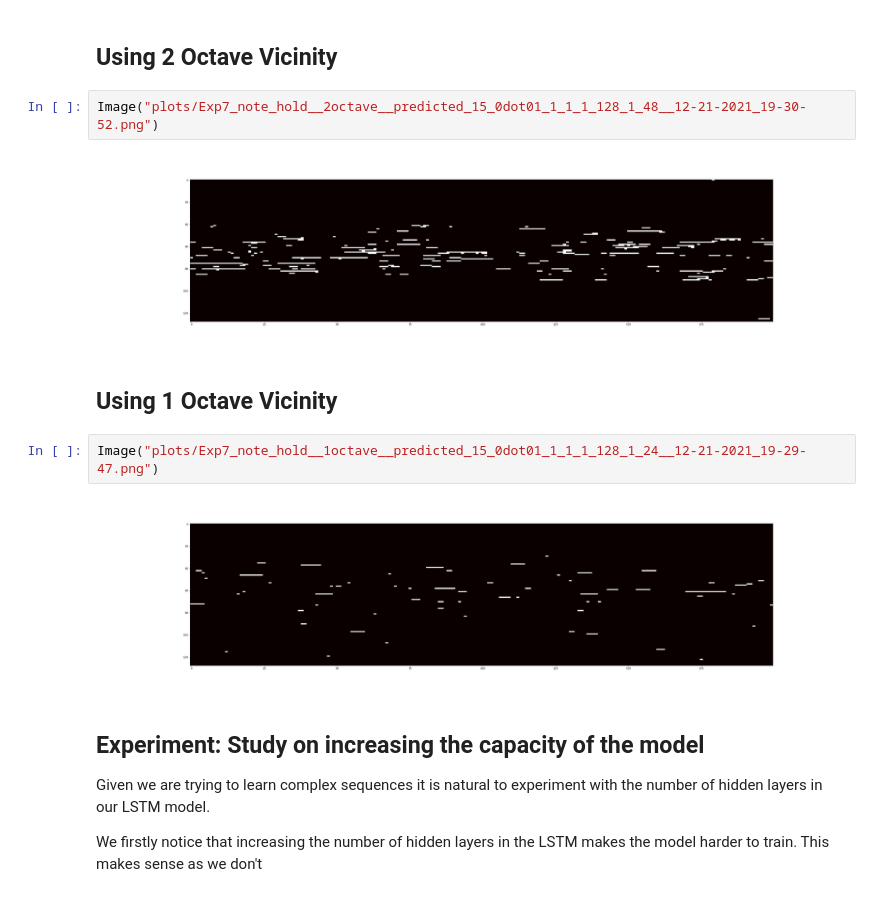
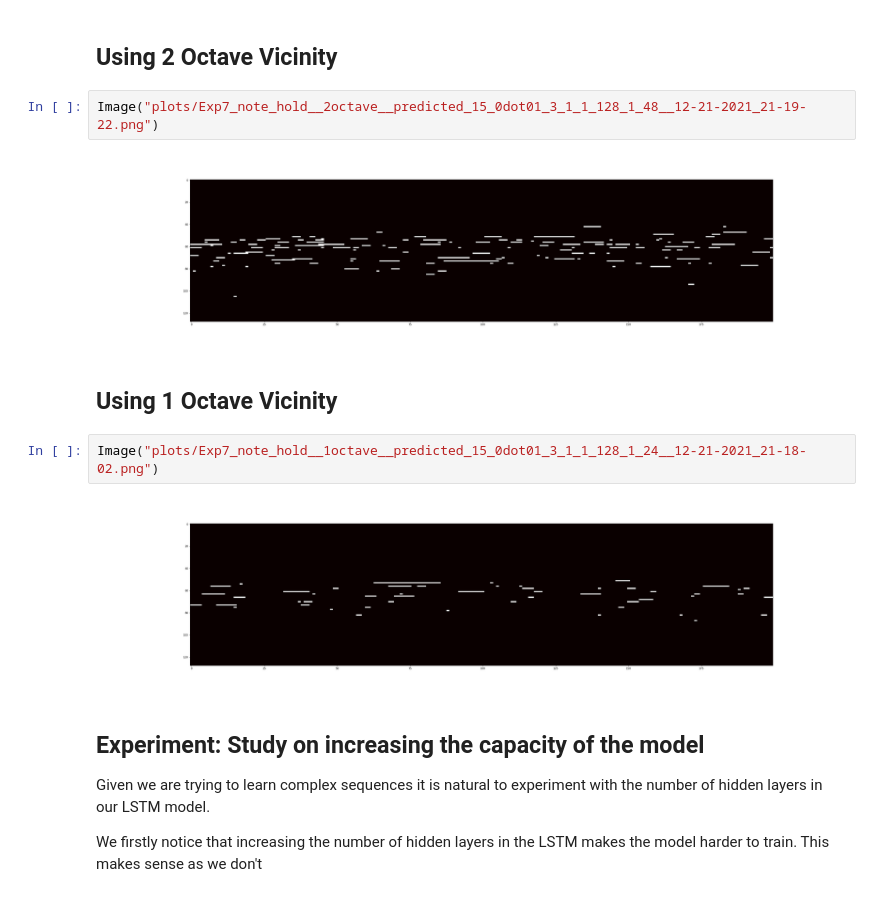
Before and after one commit to jannikjw/music_generation_rnn, a Jupyter notebook: rnn-music-generation.ipynb, the cells around one changed output. Drawn from its saved outputs; the diff is of its cells as text.

```diff
--- a/rnn-music-generation.ipynb
+++ b/rnn-music-generation.ipynb
@@ -505,15 +505,15 @@ Saving data...
 # %% [markdown]
 ## Using 2 Octave Vicinity
 # %%
-Image("plots/Exp7_note_hold__2octave__predicted_15_0dot01_1_1_1_128_1_48__12-21-2021_19-30-52.png")
+Image("plots/Exp7_note_hold__2octave__predicted_15_0dot01_3_1_1_128_1_48__12-21-2021_21-19-22.png")
 # %% [output]
-[figure, old version]
+[figure, new version]
 # %% [markdown]
 ## Using 1 Octave Vicinity
 # %%
-Image("plots/Exp7_note_hold__1octave__predicted_15_0dot01_1_1_1_128_1_24__12-21-2021_19-29-47.png")
+Image("plots/Exp7_note_hold__1octave__predicted_15_0dot01_3_1_1_128_1_24__12-21-2021_21-18-02.png")
 # %% [output]
-[figure, old version]
+[figure, new version]
 # %% [markdown]
 ## Experiment: Study on increasing the capacity of the model
 
```
Also changed, not shown: parts of 2 cells of this notebook, 2 other files.
